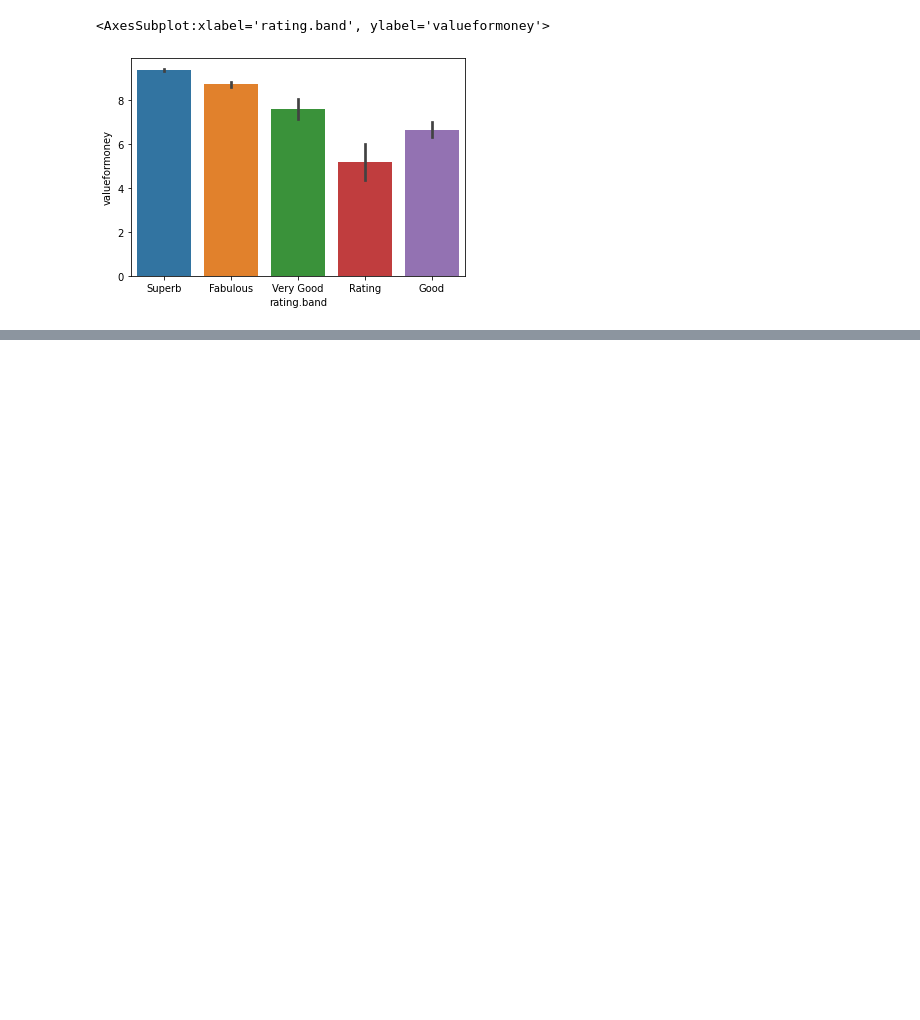
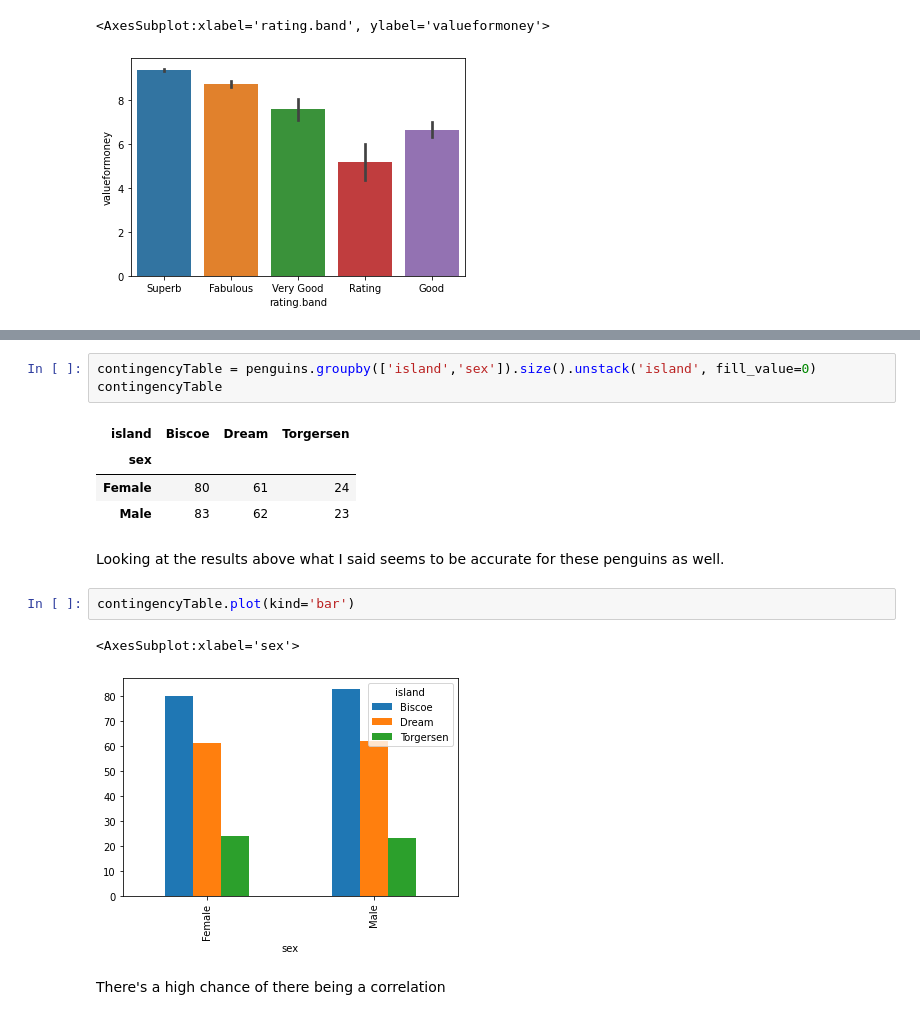
Before and after one commit to Pjiwm/data-science, a Jupyter notebook: assignments/09-14-bivariate-analysis.ipynb, the cells around one changed output, grey strips where cells are left out. Saved outputs shown, nothing was run; the diff lists cells and outputs as text; blank space fills up the shorter version.

```diff
--- a/assignments/09-14-bivariate-analysis.ipynb
+++ b/assignments/09-14-bivariate-analysis.ipynb
@@ -154,0 +202,17 @@ sns.barplot(y="cleanliness", x="City", data=hostels)
+# %%
+contingencyTable = penguins.groupby(['island','sex']).size().unstack('island', fill_value=0)
+contingencyTable
+# %% [output]
+| island | Biscoe | Dream | Torgersen |
+| sex |  |  |  |
+| Female | 80 | 61 | 24 |
+| Male | 83 | 62 | 23 |
+# %% [markdown]
+Looking at the results above what I said seems to be accurate for these penguins as well.
+# %%
+contingencyTable.plot(kind='bar')
+# %% [output]
+<AxesSubplot:xlabel='sex'>
+[figure, added]
+# %% [markdown]
+There's a high chance of there being a correlation
```
Also changed, not shown: parts of 16 cells of this notebook, 6 other files.
